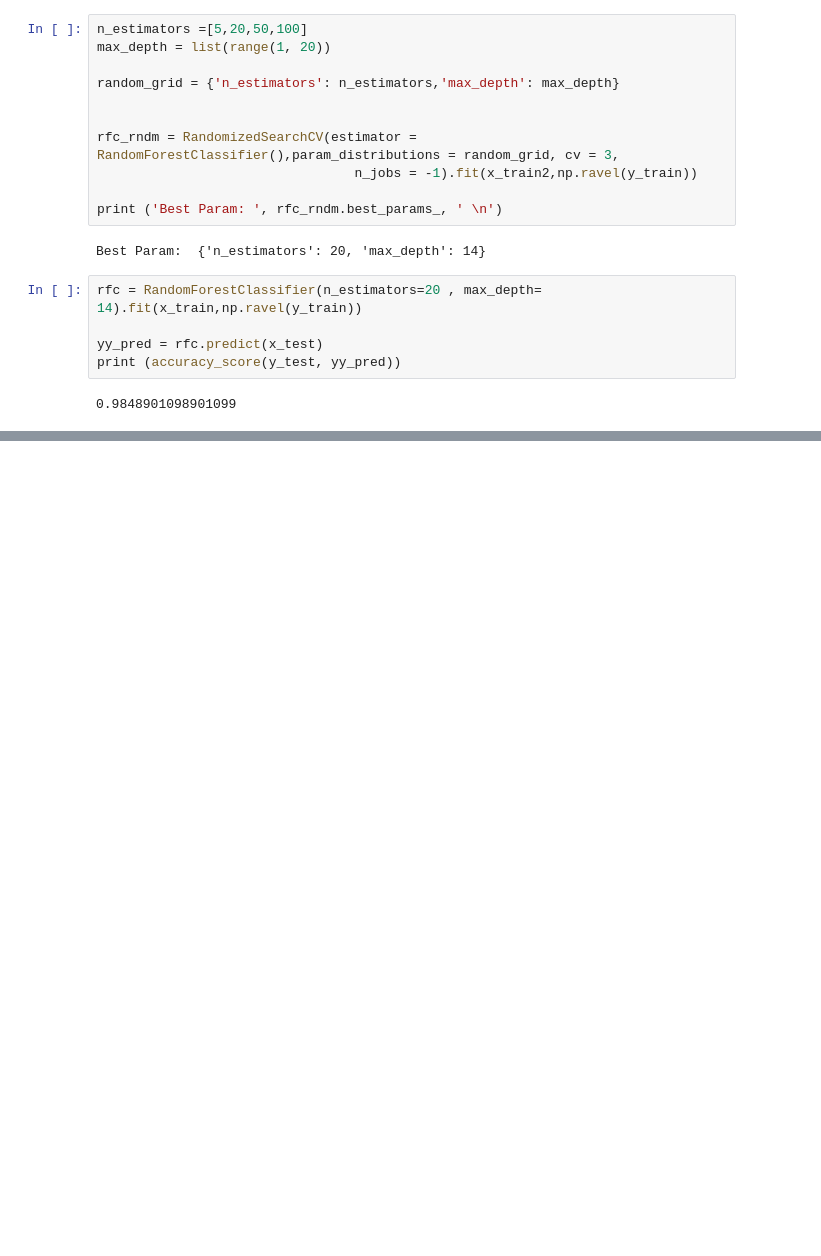
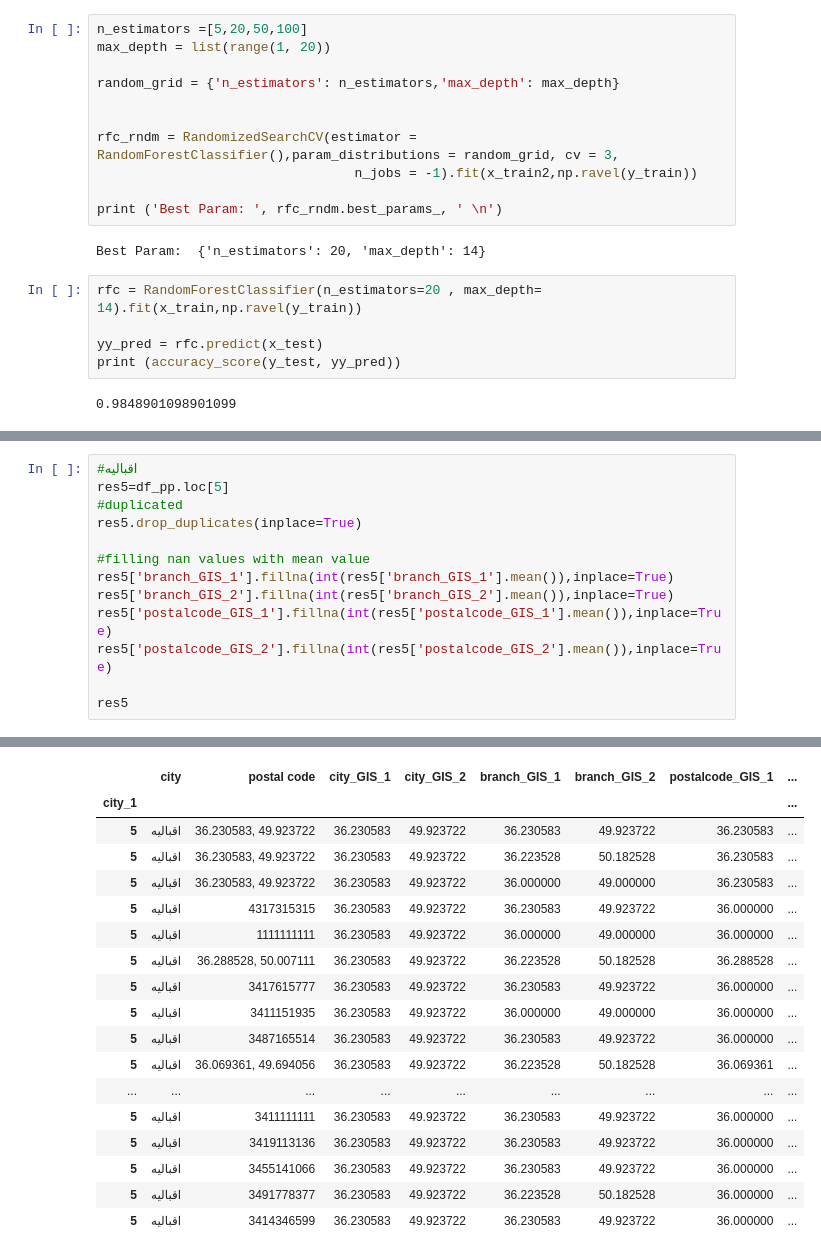
Before and after one commit to mmortazavi/ml_demystified, a Jupyter notebook: projects/gis/neginnezamloo_gis.ipynb, the cells around one changed output, grey strips where cells are left out. Saved outputs shown, nothing was run; the diff lists cells and outputs as text; blank space fills up the shorter version.

```diff
--- a/projects/gis/neginnezamloo_gis.ipynb
+++ b/projects/gis/neginnezamloo_gis.ipynb
@@ -302,0 +586,14 @@ print (accuracy_score(y_test, yy_pred))
+# %%
+#اقبالیه
+res5=df_pp.loc[5]
+#duplicated
+res5.drop_duplicates(inplace=True)
+
+#filling nan values with mean value
+res5['branch_GIS_1'].fillna(int(res5['branch_GIS_1'].mean()),inplace=True)
+res5['branch_GIS_2'].fillna(int(res5['branch_GIS_2'].mean()),inplace=True)
+res5['postalcode_GIS_1'].fillna(int(res5['postalcode_GIS_1'].mean()),inplace=True)
+res5['postalcode_GIS_2'].fillna(int(res5['postalcode_GIS_2'].mean()),inplace=True)
+
+res5
+# %% [output]
@@ -302,0 +620,18 @@ print (accuracy_score(y_test, yy_pred))
+|  | city | postal code | city_GIS_1 | city_GIS_2 | branch_GIS_1 | branch_GIS_2 | postalcode_GIS_1 | ... |
+| city_1 |  |  |  |  |  |  |  | ... |
+| 5 | اقبالیه | 36.230583, 49.923722 | 36.230583 | 49.923722 | 36.230583 | 49.923722 | 36.230583 | ... |
+| 5 | اقبالیه | 36.230583, 49.923722 | 36.230583 | 49.923722 | 36.223528 | 50.182528 | 36.230583 | ... |
+| 5 | اقبالیه | 36.230583, 49.923722 | 36.230583 | 49.923722 | 36.000000 | 49.000000 | 36.230583 | ... |
+| 5 | اقبالیه | 4317315315 | 36.230583 | 49.923722 | 36.230583 | 49.923722 | 36.000000 | ... |
+| 5 | اقبالیه | 1111111111 | 36.230583 | 49.923722 | 36.000000 | 49.000000 | 36.000000 | ... |
+| 5 | اقبالیه | 36.288528, 50.007111 | 36.230583 | 49.923722 | 36.223528 | 50.182528 | 36.288528 | ... |
+| 5 | اقبالیه | 3417615777 | 36.230583 | 49.923722 | 36.230583 | 49.923722 | 36.000000 | ... |
+| 5 | اقبالیه | 3411151935 | 36.230583 | 49.923722 | 36.000000 | 49.000000 | 36.000000 | ... |
+| 5 | اقبالیه | 3487165514 | 36.230583 | 49.923722 | 36.230583 | 49.923722 | 36.000000 | ... |
+| 5 | اقبالیه | 36.069361, 49.694056 | 36.230583 | 49.923722 | 36.223528 | 50.182528 | 36.069361 | ... |
+| ... | ... | ... | ... | ... | ... | ... | ... | ... |
+| 5 | اقبالیه | 3411111111 | 36.230583 | 49.923722 | 36.230583 | 49.923722 | 36.000000 | ... |
+| 5 | اقبالیه | 3419113136 | 36.230583 | 49.923722 | 36.230583 | 49.923722 | 36.000000 | ... |
+| 5 | اقبالیه | 3455141066 | 36.230583 | 49.923722 | 36.230583 | 49.923722 | 36.000000 | ... |
+| 5 | اقبالیه | 3491778377 | 36.230583 | 49.923722 | 36.223528 | 50.182528 | 36.000000 | ... |
+| 5 | اقبالیه | 3414346599 | 36.230583 | 49.923722 | 36.230583 | 49.923722 | 36.000000 | ... |
```
Also changed, not shown: parts of 48 cells of this notebook.
